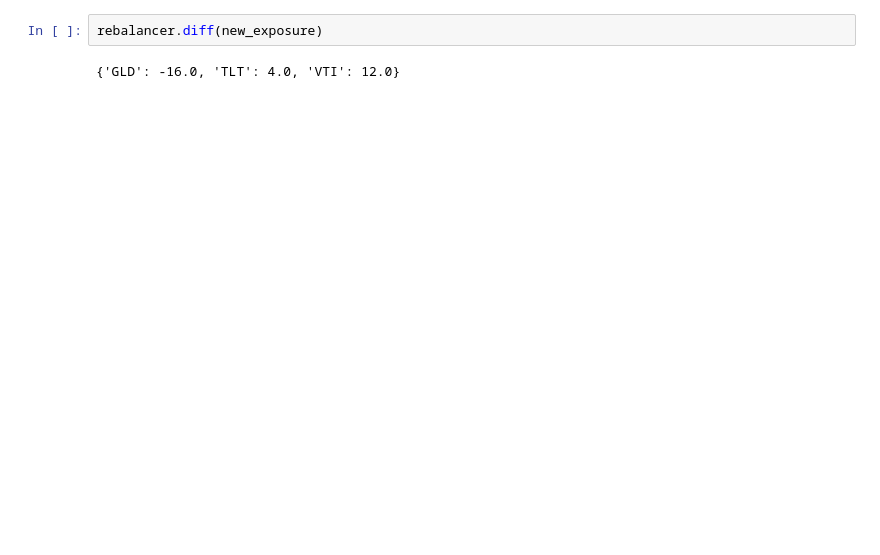
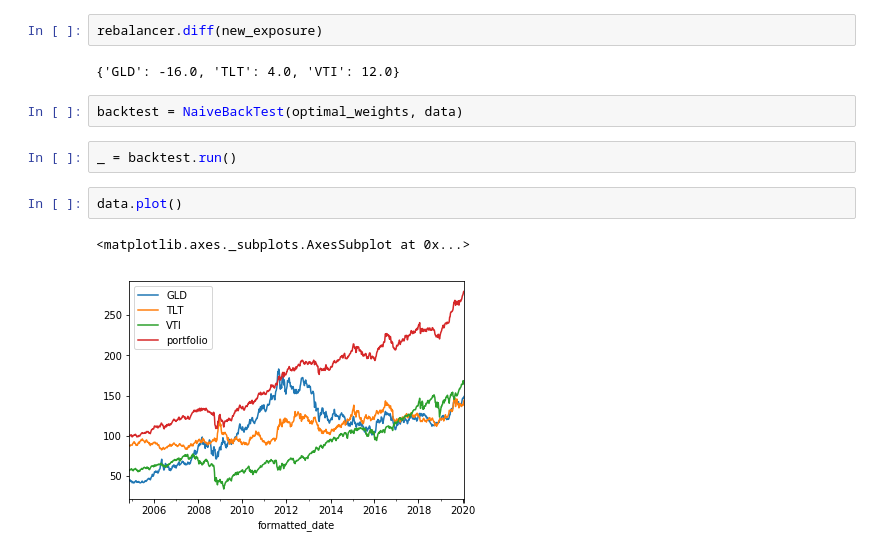
Before and after one commit to DT021/PortfolioAnalyzer, a Jupyter notebook: Examples.ipynb, the cells around one changed output. Drawn from its saved outputs; the diff is of its cells as text; blank space fills up the shorter version.

Commit message:
naive backtest added

```diff
--- a/Examples.ipynb
+++ b/Examples.ipynb
@@ -62,3 +64,12 @@ new_exposure, balance
 rebalancer.diff(new_exposure)
 # %% [output]
 {'GLD': -16.0, 'TLT': 4.0, 'VTI': 12.0}
+# %%
+backtest = NaiveBackTest(optimal_weights, data)
+# %%
+_ = backtest.run()
+# %%
+data.plot()
+# %% [output]
+<matplotlib.axes._subplots.AxesSubplot at 0x...>
+[figure, added]
```
Also changed, not shown: parts of 5 cells of this notebook, 1 other file.
